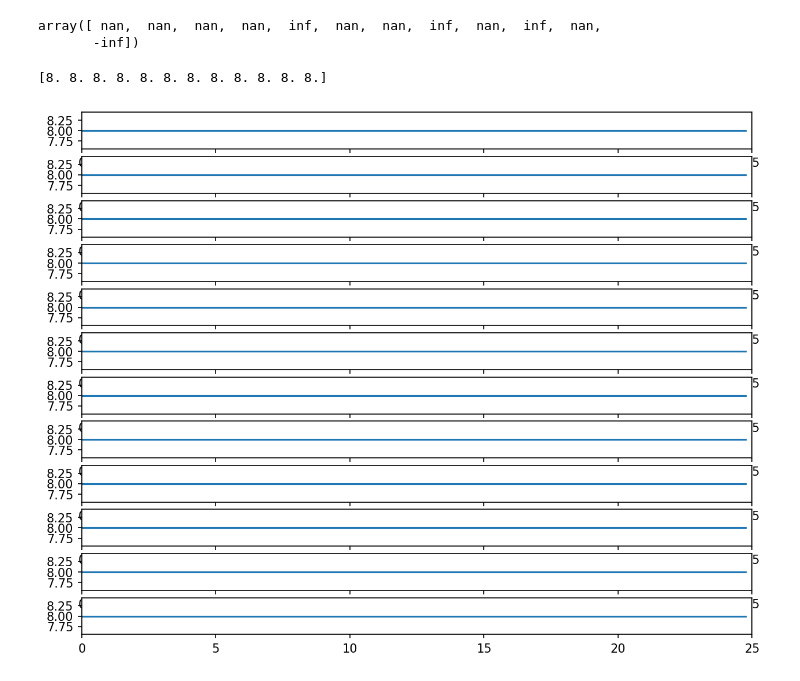
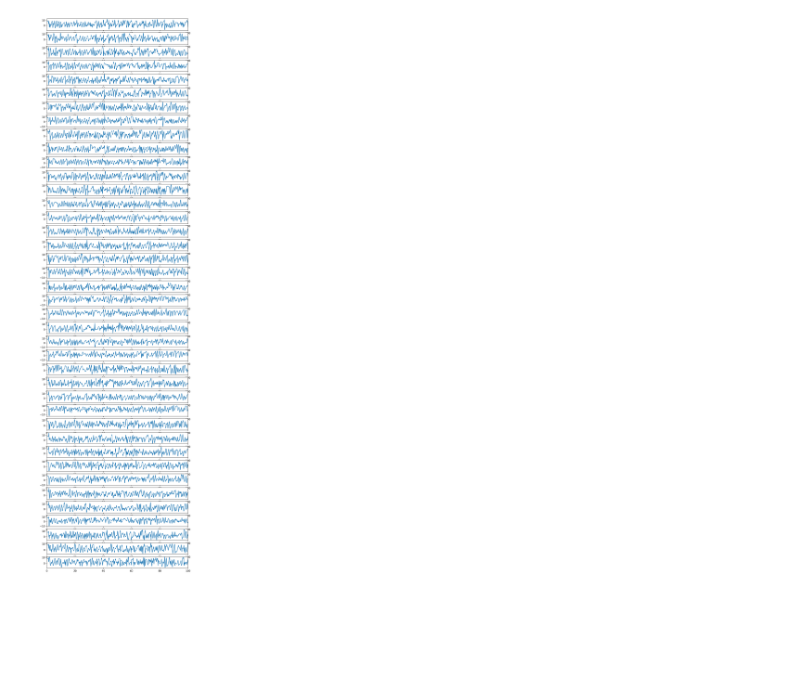
Before and after one commit to rodrigoms95/Data_Assimilation_2023_1, a Jupyter notebook: code/jupyter/Lorenz.ipynb, the cells around one changed output. Saved outputs shown, nothing was run; the diff lists cells and outputs as text; code cells hidden in the pictures; blank space fills up the shorter version.

```diff
--- a/code/jupyter/Lorenz.ipynb
+++ b/code/jupyter/Lorenz.ipynb
@@ -42,19 +42,19 @@ for i in range(N - 1):
         + 2 * X[:, 2] + 2 * X[:, 3] + X[:, 4] ) )
 
 # Plot
-#fig, axes = plt.subplots(M)
-#fig.set_facecolor("w")
-#fig.set_size_inches(10, 8)
-#fig.set_dpi(150)
+fig, axes = plt.subplots(M)
+fig.set_facecolor("w")
+fig.set_size_inches(10, 8)
+fig.set_dpi(150)
 
-#for i in range(M):
-#    axes[i].plot(t, x[i])
-#    axes[i].set_xlim(0, h * N)
+for i in range(M):
+    axes[i].plot(t, x[i])
+    axes[i].set_xlim(0, h * N)
 
-#fig = plt.figure()
-#ax = fig.add_subplot(projection='3d')
-#fig.set_facecolor("w")
-#fig.set_size_inches(10, 8)
-#fig.set_dpi(150)
+fig = plt.figure()
+ax = fig.add_subplot(projection='3d')
+fig.set_facecolor("w")
+fig.set_size_inches(10, 8)
+fig.set_dpi(150)
 
-#ax.plot(x[0], x[1], x[2])
+ax.plot(x[0], x[1], x[2])
@@ -61,18 +65,12 @@ for i in range(N - 1):
-# %%
-x[:, 0] = ( np.roll(x[:, 0], -2) - np.roll(x[:, 0], 1) ) * np.roll(x[:, 0], -1) - x[:, 0] + F
-x[:, 0]
-# %% [output]
-array([ nan,  nan,  nan,  nan,  inf,  nan,  nan,  inf,  nan,  inf,  nan,
-       -inf])
 # %%
 # Lorenz 1996
 
 # Number of variables.
-M = 12
+M = 40
 # Number of iterations.
-N = int(1e2)
+N = int(1e4)
 # Time step.
-h = 0.25
+h = 0.01
 # Constants.
 F = 8.
 
@@ -82,38 +80,36 @@ t = np.arange(0., N * h, h)
 w = np.array( [1, 1, 1, 2] )
 # Initial conditions.
 x_0 = np.array( [F] * M )
-#x_0[0] = x_0[0] + 0.01
-print(x_0)
+x_0[0] = x_0[0] + 0.01
 # Runge Kutta steps array.
 X = np.array( [ [0.] * (w.shape[0] + 1) ] * M )
 # Results array.
 x = np.array( [ ( [i] + [0.0] * (N - 1) ) for i in x_0 ] )
 
 # Iterate for every time step.
 for i in range(N - 1):
     # Iterate for each Runge Kutta step.
     for j in range(w.shape[0]):
         # Generate the input variable for the Runge Kutta step.
-        x_t = np.array ([ x[k, i] + h * X[k, j] * w[j] / 2 for k in range(M)])
+        x_t = np.array ( [x[k, i] + h * X[k, j] * w[j] / 2 for k in range(M)] )
         # Calculate the Runge Kutta step.
         X[:, j + 1] = ( ( np.roll(x_t, -1) - np.roll(x_t, 2) )
             * np.roll(x_t, 1) - x_t + F )
     #print(x_t)
 
     #print(X[:, 4])
     # Generate the result.
     x[:, i + 1] = ( x[:, i] + h / 6 * ( X[:, 1]
         + 2 * X[:, 2] + 2 * X[:, 3] + X[:, 4] ) )
 
 # Plot
 fig, axes = plt.subplots(M)
 fig.set_facecolor("w")
-fig.set_size_inches(10, 8)
+fig.set_size_inches(10, M)
 fig.set_dpi(150)
 
 for i in range(len(axes)):
     axes[i].plot(t, x[i])
     axes[i].set_xlim(0, h * N)
 # %% [output]
-[8. 8. 8. 8. 8. 8. 8. 8. 8. 8. 8. 8.]
-[figure, old version]
+[figure, new version]
```
Also changed, not shown: parts of 1 cell of this notebook.
